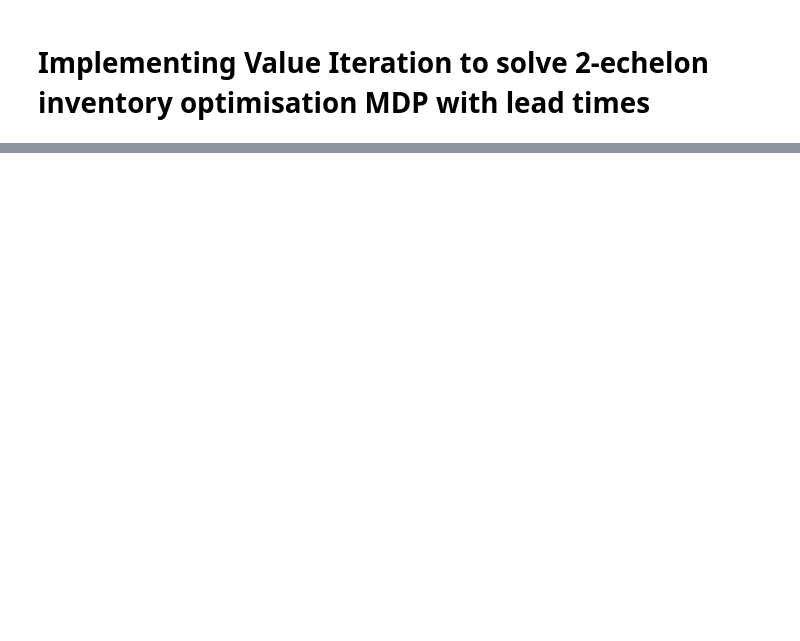
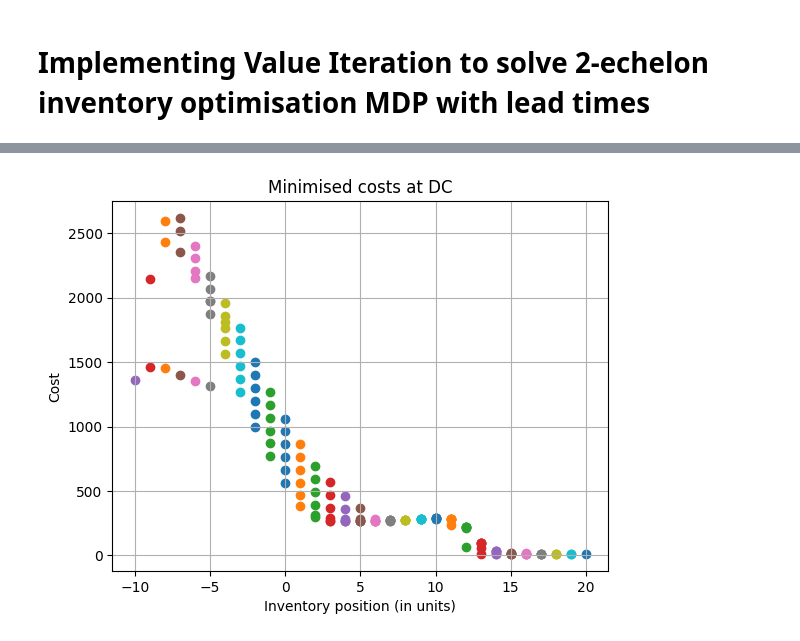
Before and after one commit to turtlesoul25/STOR-i_IM_PhDResearchProposal, a Jupyter notebook: SolveMDP.ipynb, the cells around one changed output, grey strips where cells are left out. Drawn from its saved outputs; the diff is of its cells as text; code cells hidden in the pictures; blank space fills up the shorter version.

```diff
--- a/SolveMDP.ipynb
+++ b/SolveMDP.ipynb
@@ -241,0 +235,28 @@ plt.show()
+# %%
+
+inventory_positions = set(sum(state) for state in S)
+
+# Store the different policies and costs for each inventory position
+opt_policies_ip = dict([(ip, []) for ip in inventory_positions])
+opt_costs_ip = dict([(ip, []) for ip in inventory_positions])
+
+for inv_pos in inventory_positions: # for each inventory position
+    for key, policy in lead_optimal_policy.items():
+        if sum(key) == inv_pos:
+            opt_policies_ip[inv_pos].append(policy)
+    for key, cost in lead_cost_function.items():
+        if sum(key) == inv_pos:
+            opt_costs_ip[inv_pos].append(cost)
+
+opt_policies_ip_unique = dict([(key, set(value)) for key, value in opt_policies_ip.items()])
+opt_costs_ip_unique = dict([(key, set(value)) for key, value in opt_costs_ip.items()])
+# %%
+for key, values in opt_costs_ip_unique.items():
+    plt.scatter([key]*len(values), list(values))
+plt.title("Minimised costs at DC")
+plt.xlabel("Inventory position (in units)")
+plt.ylabel("Cost")
+plt.grid()
+plt.show()
+# %% [output]
+[figure, added]
```
Also changed, not shown: parts of 18 cells of this notebook, 1 other file.
